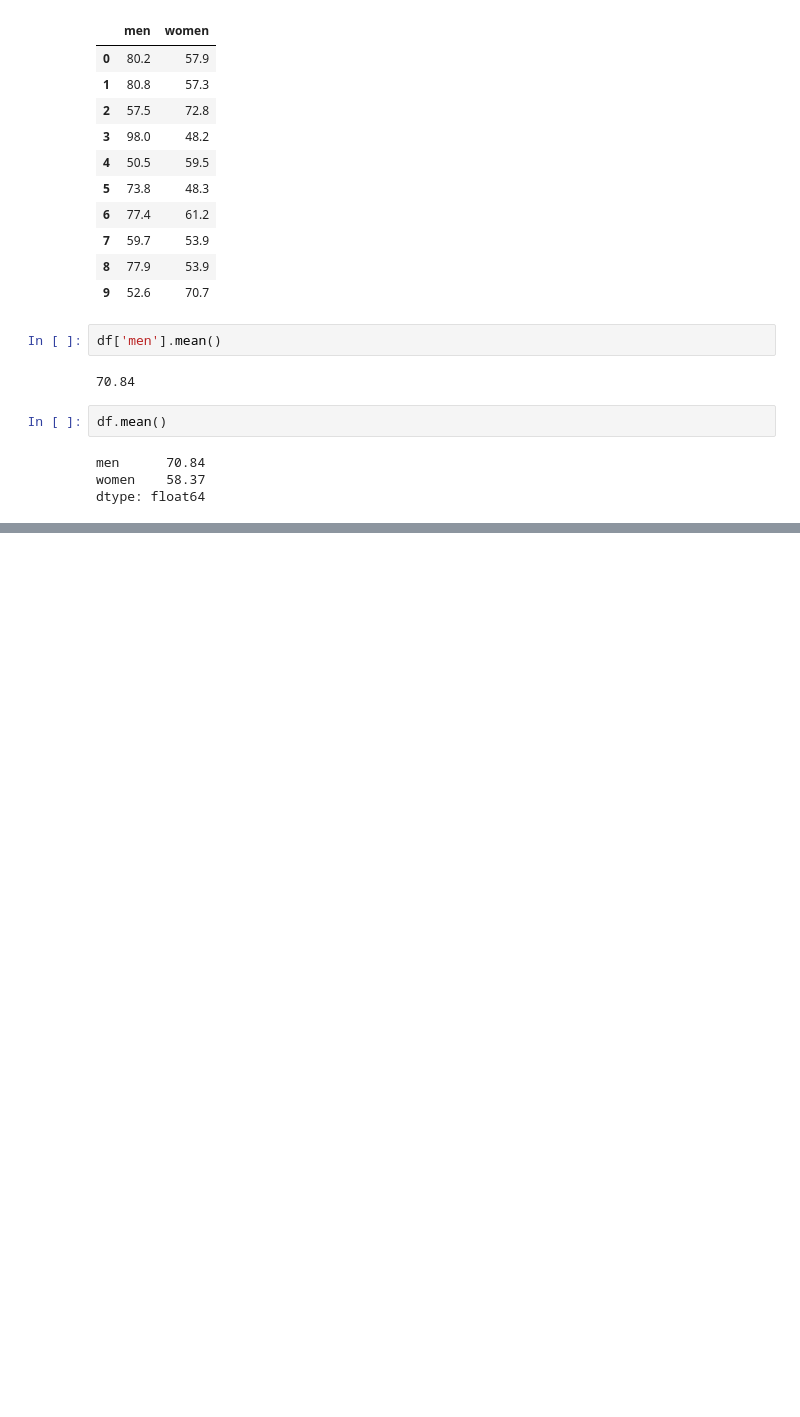
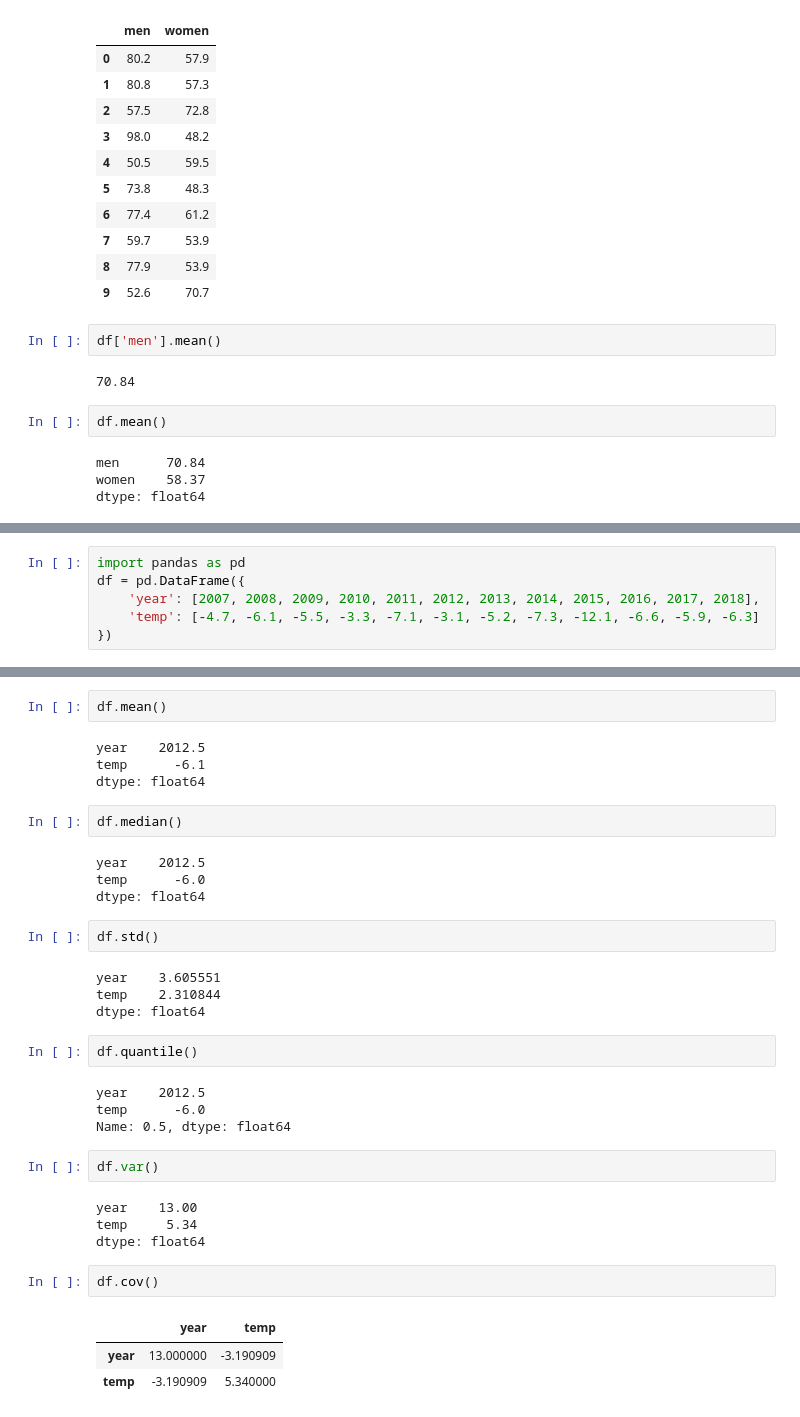
Before and after one commit to Anuar007mm/3.2.Python, a Jupyter notebook: Skillfactory/STAT&BASIC/СРС STAT.Anuar.ipynb, the cells around one changed output, grey strips where cells are left out. Cells and saved outputs as stored; diff of their text form; blank space fills up the shorter version.

```diff
--- a/Skillfactory/STAT&BASIC/СРС STAT.Anuar.ipynb
+++ b/Skillfactory/STAT&BASIC/СРС STAT.Anuar.ipynb
@@ -93,0 +179,6 @@ df
+# %%
+import pandas as pd
+df = pd.DataFrame({
+    'year': [2007, 2008, 2009, 2010, 2011, 2012, 2013, 2014, 2015, 2016, 2017, 2018],
+    'temp': [-4.7, -6.1, -5.5, -3.3, -7.1, -3.1, -5.2, -7.3, -12.1, -6.6, -5.9, -6.3]
+})
@@ -93,0 +197,36 @@ df
+# %%
+df.mean()
+# %% [output]
+year    2012.5
+temp      -6.1
+dtype: float64
+# %%
+df.median()
+# %% [output]
+year    2012.5
+temp      -6.0
+dtype: float64
+# %%
+df.std()
+# %% [output]
+year    3.605551
+temp    2.310844
+dtype: float64
+# %%
+df.quantile()
+# %% [output]
+year    2012.5
+temp      -6.0
+Name: 0.5, dtype: float64
+# %%
+df.var()
+# %% [output]
+year    13.00
+temp     5.34
+dtype: float64
+# %%
+df.cov()
+# %% [output]
+|  | year | temp |
+| year | 13.000000 | -3.190909 |
+| temp | -3.190909 | 5.340000 |
```
Also changed, not shown: parts of 34 cells of this notebook.
